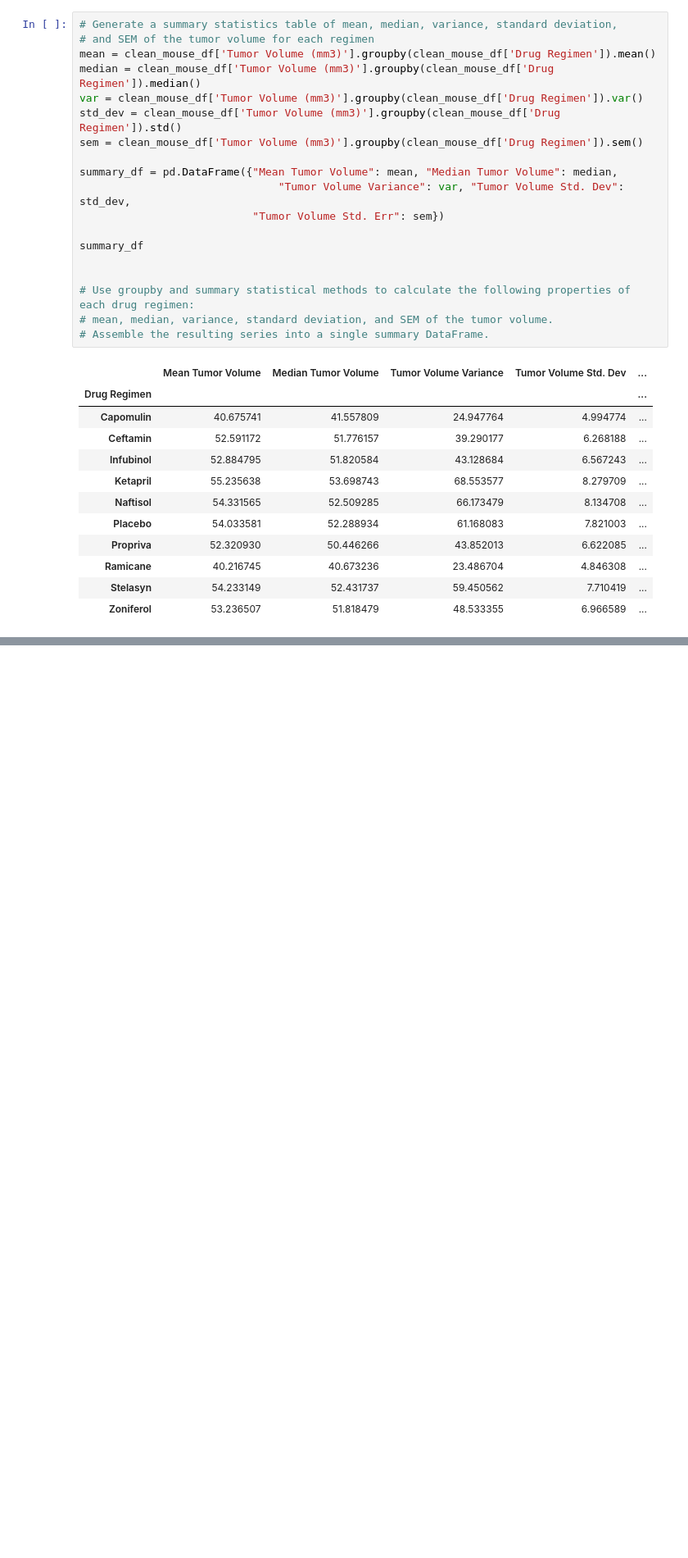
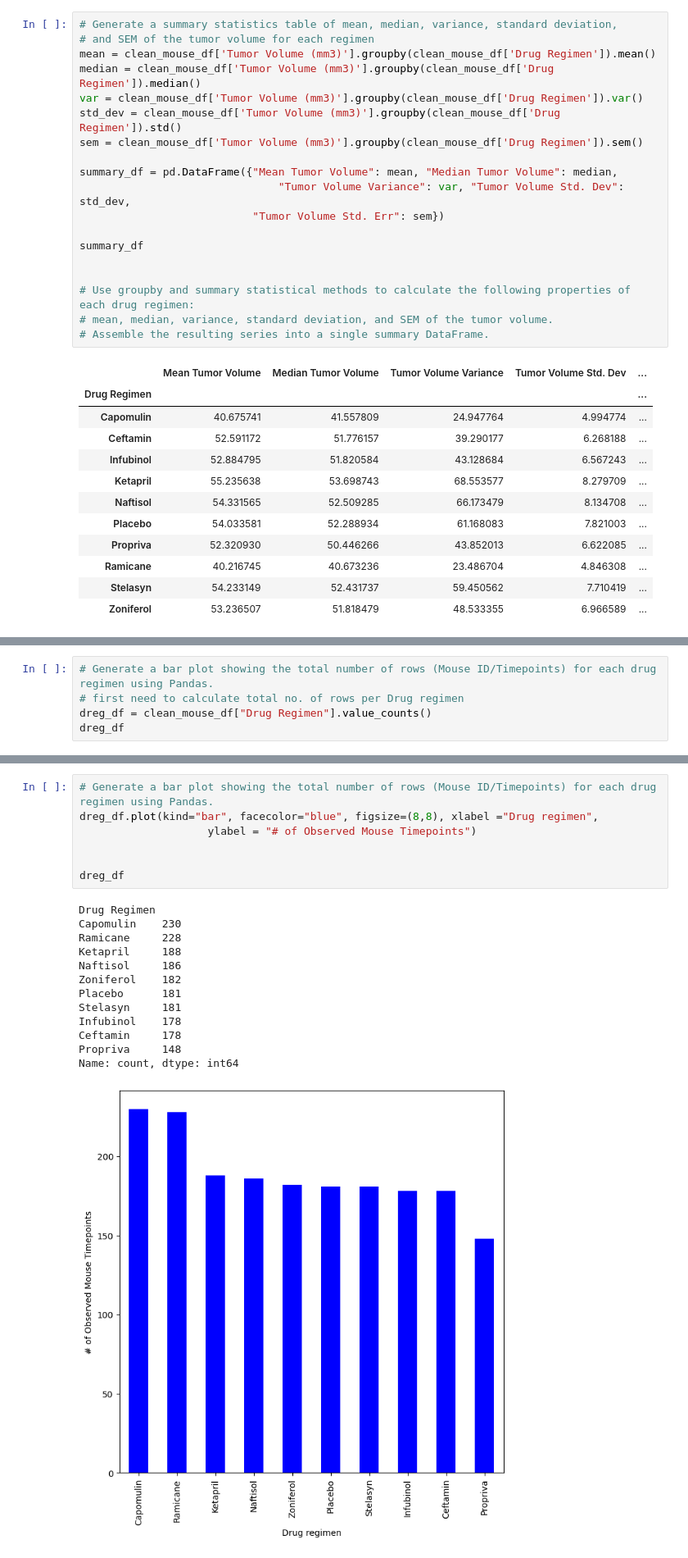
Before and after one commit to meehal0203/Module_5_Pymaceuticals, a Jupyter notebook: Pymaceuticals/Pymaceuticals.ipynb, the cells around one changed output, grey strips where cells are left out. Shown at 82% size. Saved outputs shown, nothing was run; the diff lists cells and outputs as text; blank space fills up the shorter version.

```diff
--- a/Pymaceuticals/Pymaceuticals.ipynb
+++ b/Pymaceuticals/Pymaceuticals.ipynb
@@ -168,0 +163,5 @@ clean_mouse_df.plot(kind="bar", facecolor="blue", figsize=(8,8), xlabel ="Drug r
+# %%
+# Generate a bar plot showing the total number of rows (Mouse ID/Timepoints) for each drug regimen using Pandas.
+# first need to calculate total no. of rows per Drug regimen
+dreg_df = clean_mouse_df["Drug Regimen"].value_counts()
+dreg_df
@@ -168,0 +181,21 @@ clean_mouse_df.plot(kind="bar", facecolor="blue", figsize=(8,8), xlabel ="Drug r
+# %%
+# Generate a bar plot showing the total number of rows (Mouse ID/Timepoints) for each drug regimen using Pandas.
+dreg_df.plot(kind="bar", facecolor="blue", figsize=(8,8), xlabel ="Drug regimen",
+                    ylabel = "# of Observed Mouse Timepoints")
+
+
+dreg_df
+# %% [output]
+Drug Regimen
+Capomulin    230
+Ramicane     228
+Ketapril     188
+Naftisol     186
+Zoniferol    182
+Placebo      181
+Stelasyn     181
+Infubinol    178
+Ceftamin     178
+Propriva     148
+Name: count, dtype: int64
+[figure, added]
```
Also changed, not shown: parts of 7 cells of this notebook.
